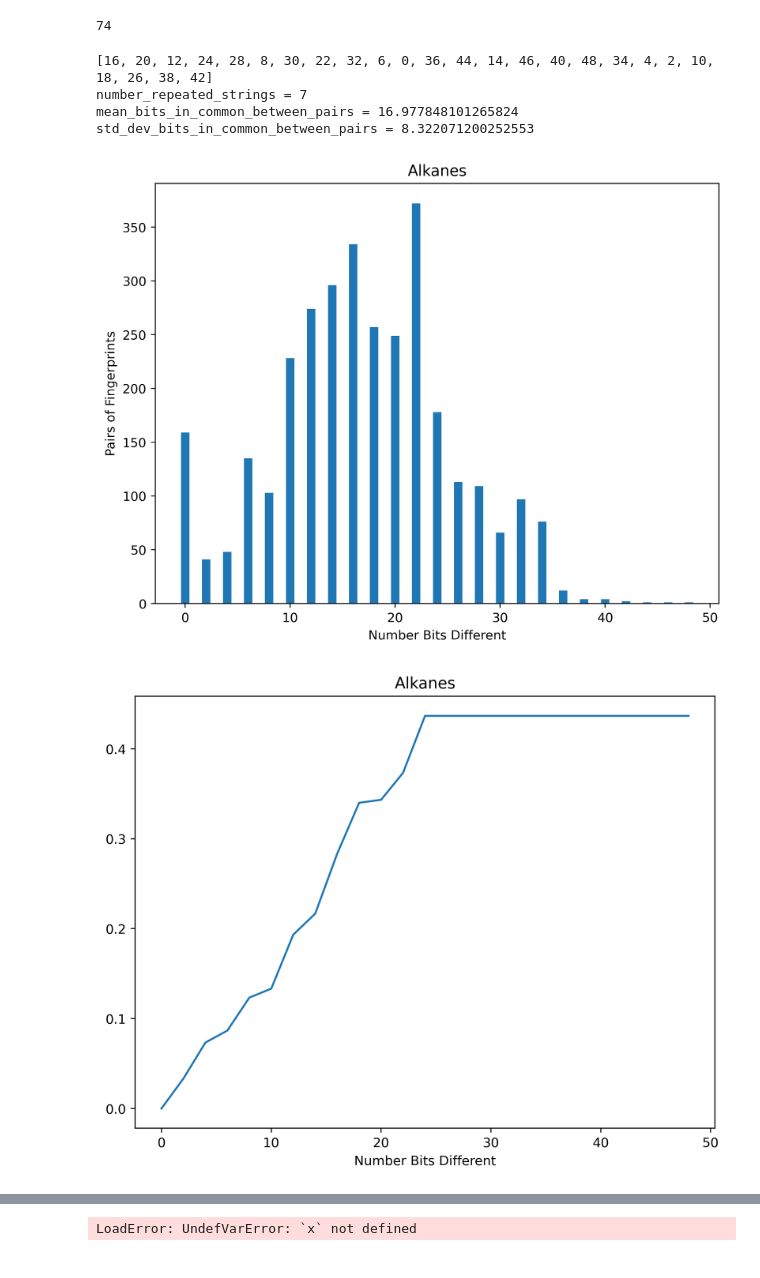
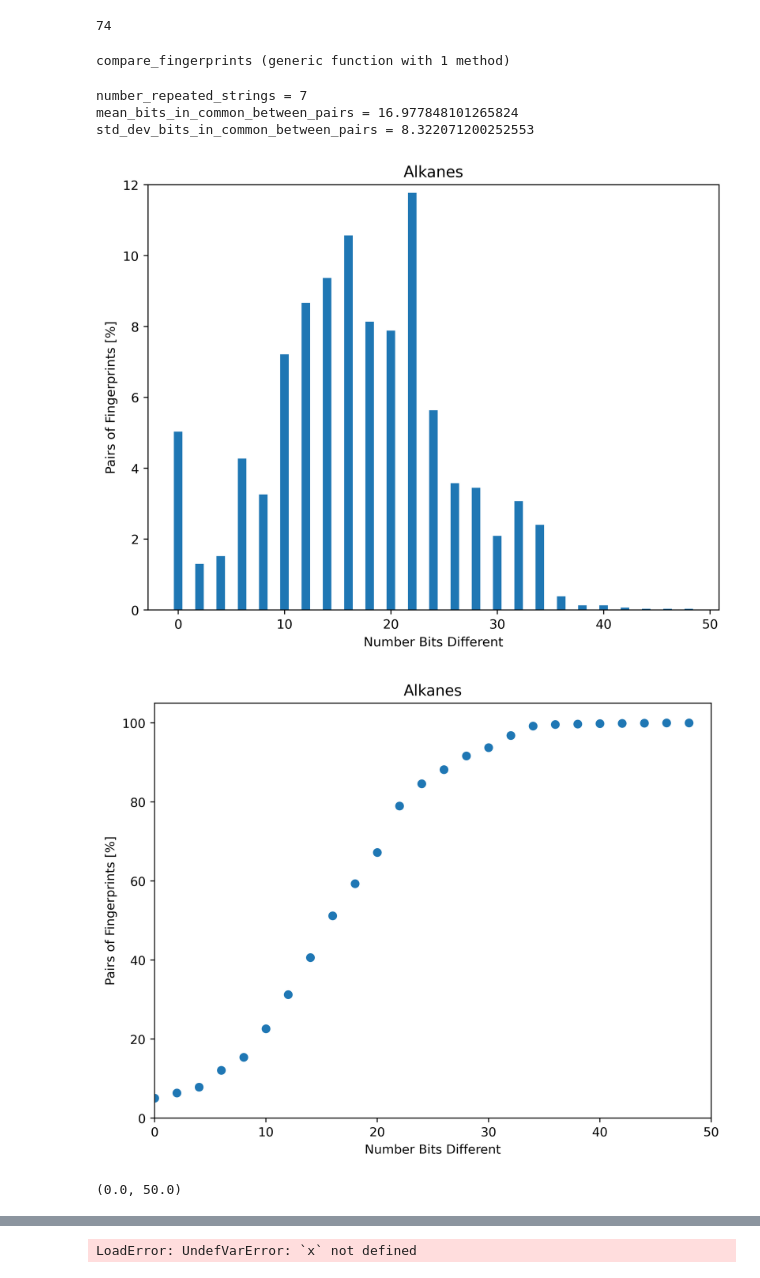
Before and after one commit to lucpaoli/SAFT_ML, a Jupyter notebook: special_thingy_params/fingerprint_augmentation.ipynb, the cells around one changed output, grey strips where cells are left out. Saved outputs shown, nothing was run; the diff lists cells and outputs as text; code cells hidden in the pictures.

Commit message:
fingerprint comparison cdf and pdf

```diff
--- a/special_thingy_params/fingerprint_augmentation.ipynb
+++ b/special_thingy_params/fingerprint_augmentation.ipynb
@@ -102,13 +102,9 @@ function compare_fingerprints(vectors::Vector{Vector{T}}) where T
     average_diff = total_differences / (n * (n - 1) / 2)  # n choose 2
     std_diff = std(differences)
     return counts, average_diff,std_diff
-end
-
-function ecdf(data)
-    sorted_data = sort(n_bits_in_common)
-    cumulative_prob = cumsum([get(n_bits_in_common, v, 0) for v in sorted_data]) / sum(sorted_data)
-    return sorted_data, cumulative_prob
 end;
+# %% [output]
+compare_fingerprints (generic function with 1 method)
 # %%
 repeated_strings = count_repeated_vectors(fingerprints)
 number_repeated_strings = length(values(repeated_strings))
@@ -118,42 +114,47 @@ for i in keys(repeated_strings)
     matching_indices = findall(vector -> vector == i, fingerprints)
     for i in  matching_indices
         # println(processed_data[i,:species])
     end
 end
 
 result_compare = compare_fingerprints(fingerprints)
+
 n_pairs = collect(values(result_compare[1]))
+total_count = sum(values(result_compare[1]))
+proportion_pairs = n_pairs ./total_count
+
 n_bits_different = collect(keys(result_compare[1]))
+n_bits_different_sorted = sort(collect(keys(result_compare[1])))
 
-println(n_bits_different)
-
-# sorted_data, cumulative_prob = ecdf(n_bits_in_common)
-cumulative_probabilities = cumsum([get(n_bits_different, v, 0) for v in sort(n_bits_different)]) / sum(sort(n_bits_different))
+cumulative_probabilities = cumsum([get(result_compare[1], v, 0) for v in n_bits_different_sorted]) / sum([get(result_compare[1], v, 0) for v in n_bits_different_sorted])
 
 mean_bits_in_common_between_pairs = result_compare[2]
 std_dev_bits_in_common_between_pairs = result_compare[3]
 
 @show number_repeated_strings
 @show mean_bits_in_common_between_pairs
 @show std_dev_bits_in_common_between_pairs
 
 # Bar Chart
 plt.figure(figsize=(8, 6), dpi=400)
-plt.bar(n_bits_different,n_pairs) ;
+plt.bar(n_bits_different,proportion_pairs*100) ;
 plt.xlabel("Number Bits Different")
-plt.ylabel("Pairs of Fingerprints")
+plt.ylabel("Pairs of Fingerprints [%]")
 plt.title(chemical_family)
+plt.ylim([0,12])
 
 # ECDF
 plt.figure(figsize=(8, 6), dpi=400)
-plt.plot(sort(n_bits_different), cumulative_probabilities, label="ECDF")
+plt.scatter(n_bits_different_sorted, cumulative_probabilities*100, label="ECDF")
 plt.xlabel("Number Bits Different")
-# plt.ylabel("Pairs of Fingerprints")
-plt.title(chemical_family);
+plt.ylabel("Pairs of Fingerprints [%]")
+plt.title(chemical_family)
+plt.ylim([0,105])
+plt.xlim([0,50]);
 # %% [output]
-[16, 20, 12, 24, 28, 8, 30, 22, 32, 6, 0, 36, 44, 14, 46, 40, 48, 34, 4, 2, 10, 18, 26, 38, 42]
 number_repeated_strings = 7
 mean_bits_in_common_between_pairs = 16.977848101265824
 std_dev_bits_in_common_between_pairs = 8.322071200252553
-[figure, old version]
+[figure, new version]
-[figure, old version]
+[figure, new version]
+(0.0, 50.0)
```
Also changed, not shown: parts of 1 cell of this notebook.
